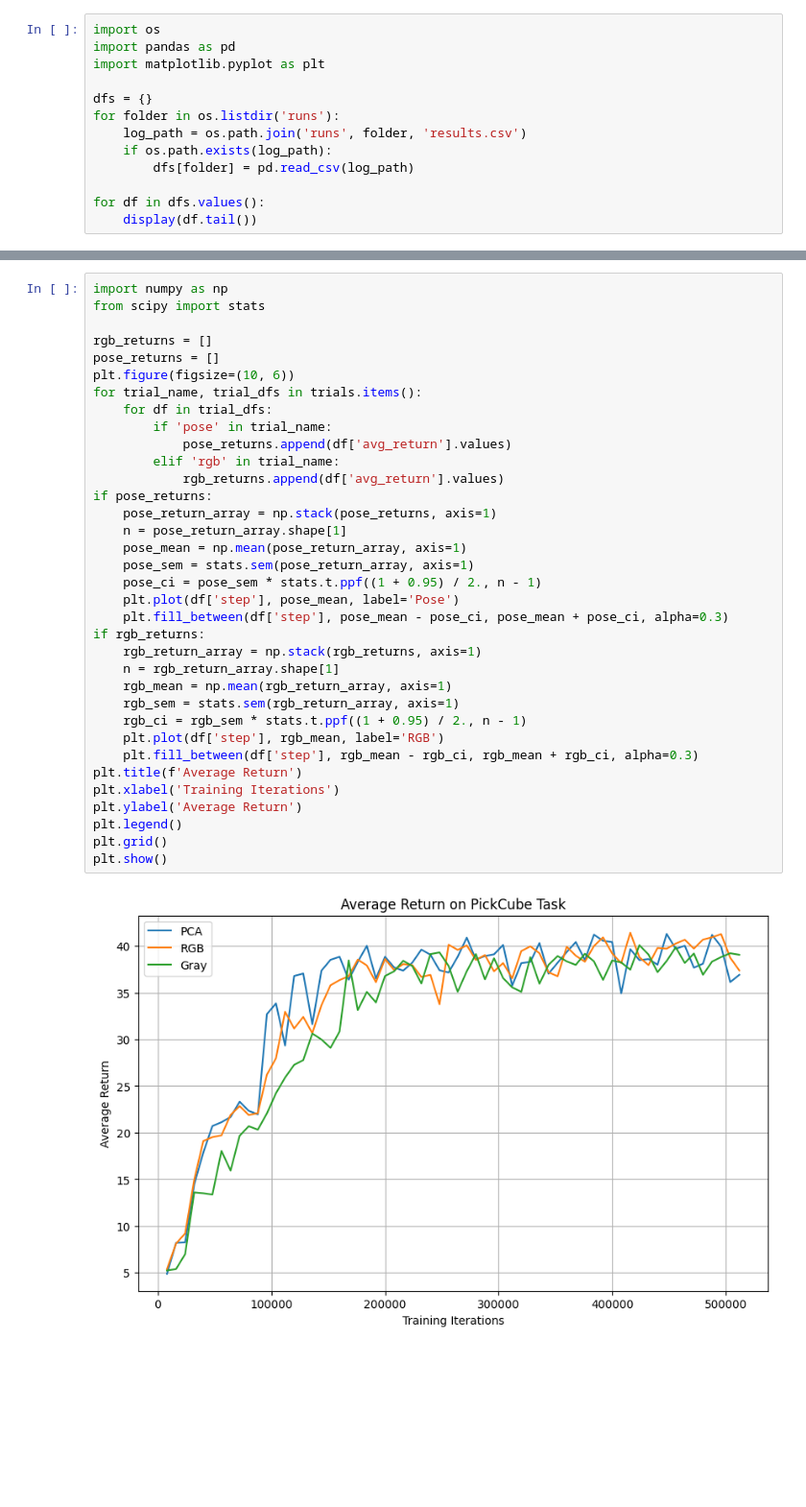
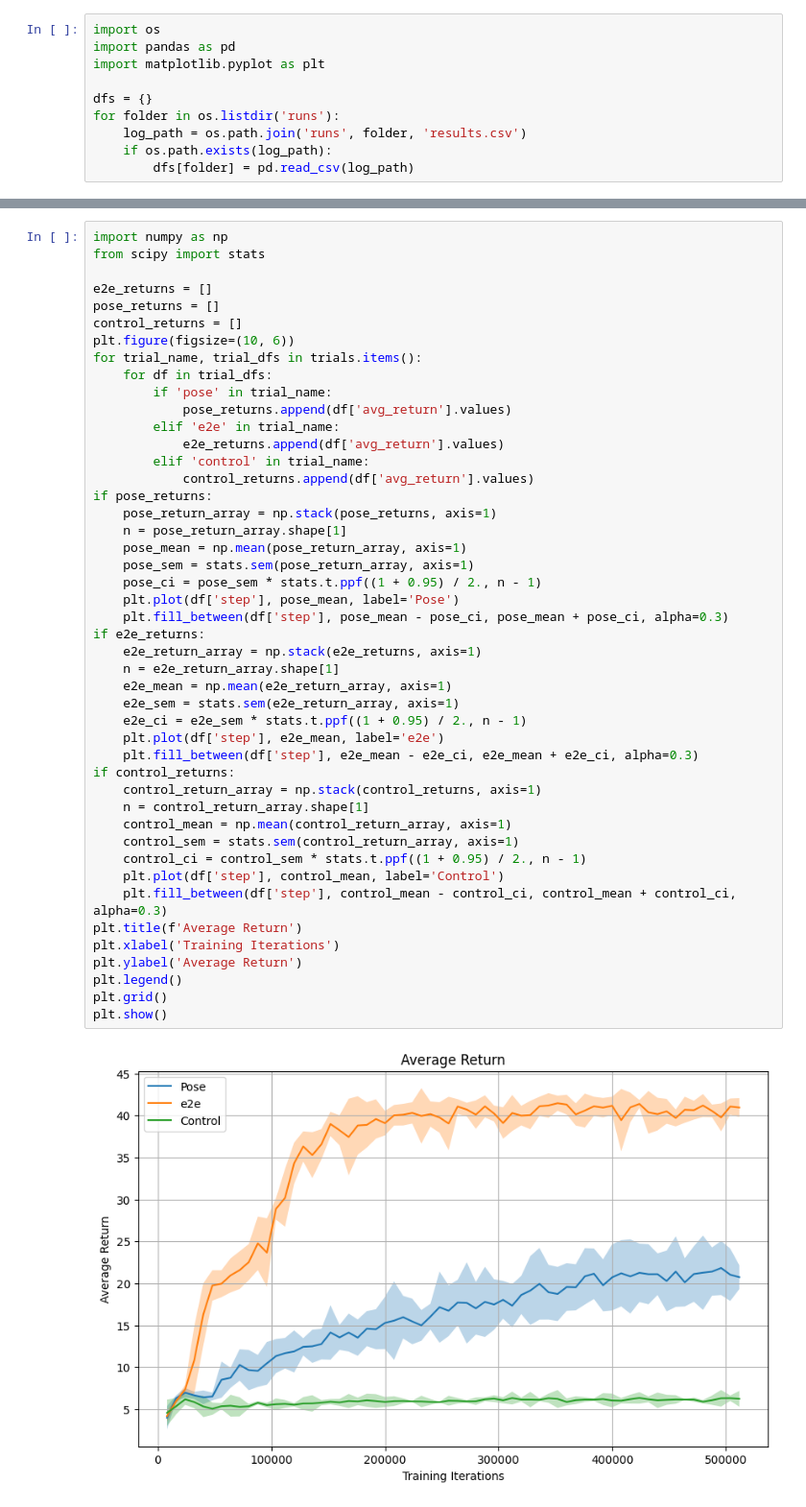
Before and after one commit to Feebami/Pose-CV-SAC, a Jupyter notebook: analysis.ipynb, the cells around one changed output, grey strips where cells are left out. Shown at 96% size. Drawn from its saved outputs; the diff is of its cells as text; blank space fills up the shorter version.

```diff
--- a/analysis.ipynb
+++ b/analysis.ipynb
@@ -8,6 +8,3 @@ for folder in os.listdir('runs'):
     log_path = os.path.join('runs', folder, 'results.csv')
     if os.path.exists(log_path):
         dfs[folder] = pd.read_csv(log_path)
-
-for df in dfs.values():
-    display(df.tail())
@@ -48,39 +26,50 @@ gray-PickCube 1
 # %%
 import numpy as np
 from scipy import stats
 
-rgb_returns = []
+e2e_returns = []
 pose_returns = []
+control_returns = []
 plt.figure(figsize=(10, 6))
 for trial_name, trial_dfs in trials.items():
     for df in trial_dfs:
         if 'pose' in trial_name:
             pose_returns.append(df['avg_return'].values)
-        elif 'rgb' in trial_name:
-            rgb_returns.append(df['avg_return'].values)
+        elif 'e2e' in trial_name:
+            e2e_returns.append(df['avg_return'].values)
+        elif 'control' in trial_name:
+            control_returns.append(df['avg_return'].values)
 if pose_returns:
     pose_return_array = np.stack(pose_returns, axis=1)
     n = pose_return_array.shape[1]
     pose_mean = np.mean(pose_return_array, axis=1)
     pose_sem = stats.sem(pose_return_array, axis=1)
     pose_ci = pose_sem * stats.t.ppf((1 + 0.95) / 2., n - 1)
     plt.plot(df['step'], pose_mean, label='Pose')
     plt.fill_between(df['step'], pose_mean - pose_ci, pose_mean + pose_ci, alpha=0.3)
-if rgb_returns:
-    rgb_return_array = np.stack(rgb_returns, axis=1)
-    n = rgb_return_array.shape[1]
-    rgb_mean = np.mean(rgb_return_array, axis=1)
-    rgb_sem = stats.sem(rgb_return_array, axis=1)
-    rgb_ci = rgb_sem * stats.t.ppf((1 + 0.95) / 2., n - 1)
-    plt.plot(df['step'], rgb_mean, label='RGB')
-    plt.fill_between(df['step'], rgb_mean - rgb_ci, rgb_mean + rgb_ci, alpha=0.3)
+if e2e_returns:
+    e2e_return_array = np.stack(e2e_returns, axis=1)
+    n = e2e_return_array.shape[1]
+    e2e_mean = np.mean(e2e_return_array, axis=1)
+    e2e_sem = stats.sem(e2e_return_array, axis=1)
+    e2e_ci = e2e_sem * stats.t.ppf((1 + 0.95) / 2., n - 1)
+    plt.plot(df['step'], e2e_mean, label='e2e')
+    plt.fill_between(df['step'], e2e_mean - e2e_ci, e2e_mean + e2e_ci, alpha=0.3)
+if control_returns:
+    control_return_array = np.stack(control_returns, axis=1)
+    n = control_return_array.shape[1]
+    control_mean = np.mean(control_return_array, axis=1)
+    control_sem = stats.sem(control_return_array, axis=1)
+    control_ci = control_sem * stats.t.ppf((1 + 0.95) / 2., n - 1)
+    plt.plot(df['step'], control_mean, label='Control')
+    plt.fill_between(df['step'], control_mean - control_ci, control_mean + control_ci, alpha=0.3)
 plt.title(f'Average Return')
 plt.xlabel('Training Iterations')
 plt.ylabel('Average Return')
 plt.legend()
 plt.grid()
 plt.show()
 # %% [output]
-[figure, old version]
+[figure, new version]
 # %%
 pose_end_success = []
```
Also changed, not shown: parts of 6 cells of this notebook, 2 other files.
